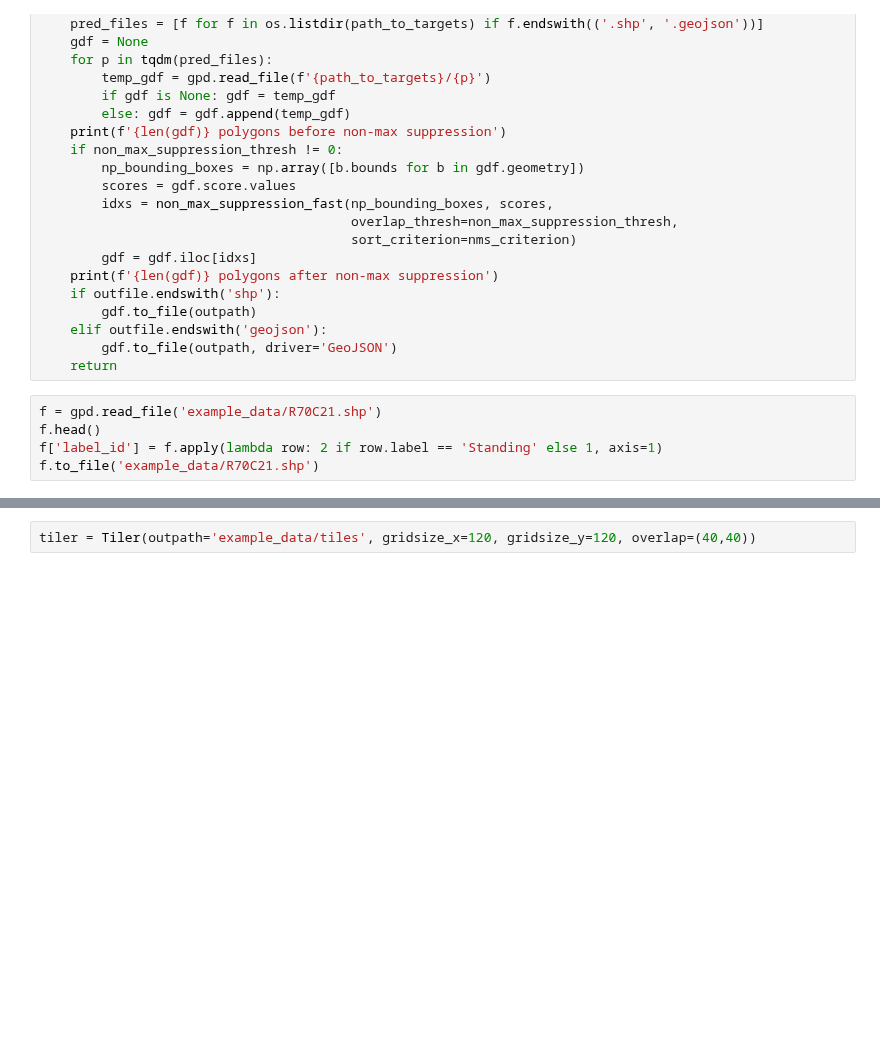
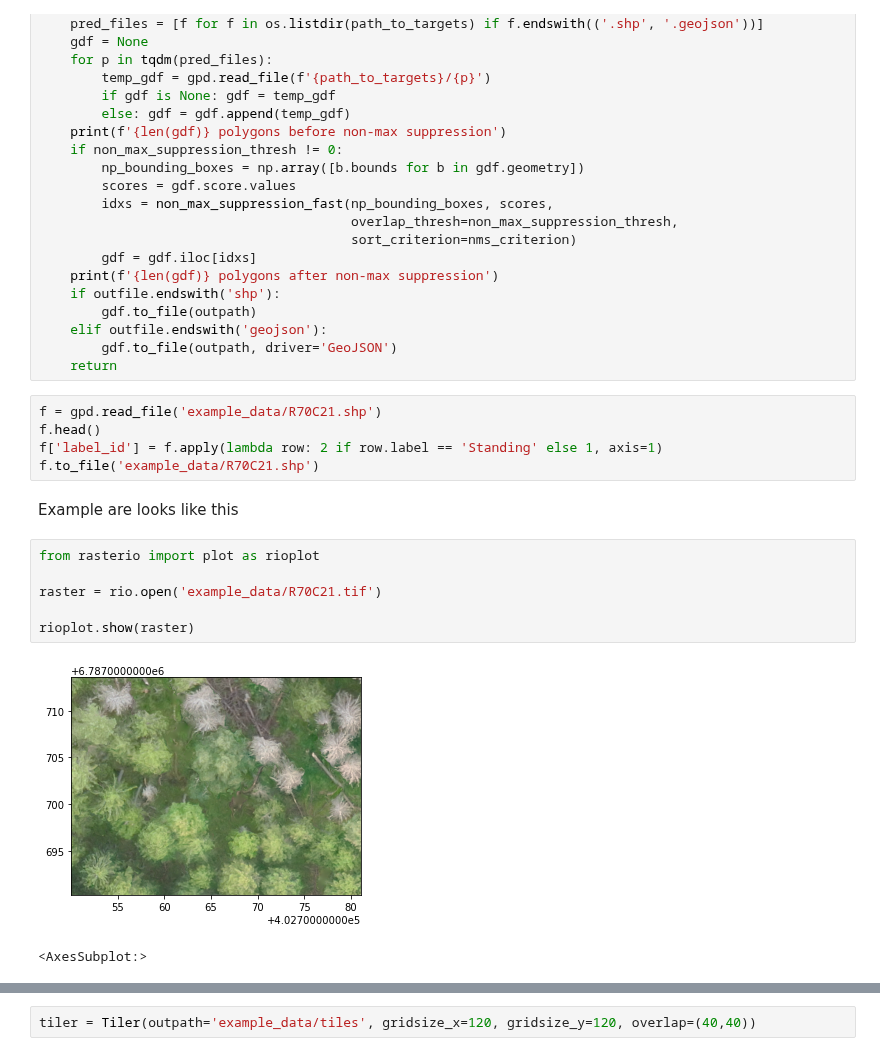
Before and after one commit to mayrajeo/drone_detector, a Jupyter notebook: nbs/01_tiling.ipynb, the cells around one changed output, grey strips where cells are left out. Cells and saved outputs as stored; diff of their text form; blank space fills up the shorter version.

```diff
--- a/nbs/01_tiling.ipynb
+++ b/nbs/01_tiling.ipynb
@@ -176,3 +176,14 @@ f = gpd.read_file('example_data/R70C21.shp')
 f.head()
 f['label_id'] = f.apply(lambda row: 2 if row.label == 'Standing' else 1, axis=1)
 f.to_file('example_data/R70C21.shp')
+# %% [markdown]
+Example are looks like this
+# %%
+from rasterio import plot as rioplot
+
+raster = rio.open('example_data/R70C21.tif')
+
+rioplot.show(raster)
+# %% [output]
+[figure, added]
+<AxesSubplot:>
```
Also changed, not shown: parts of 8 cells of this notebook, 11 other files.
